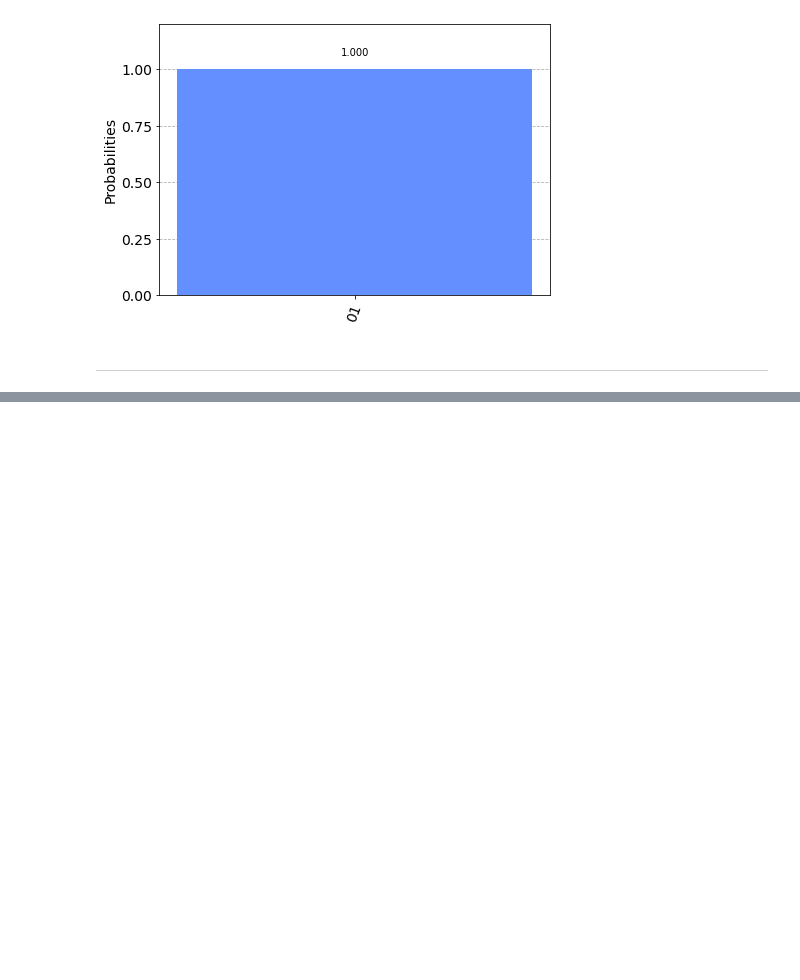
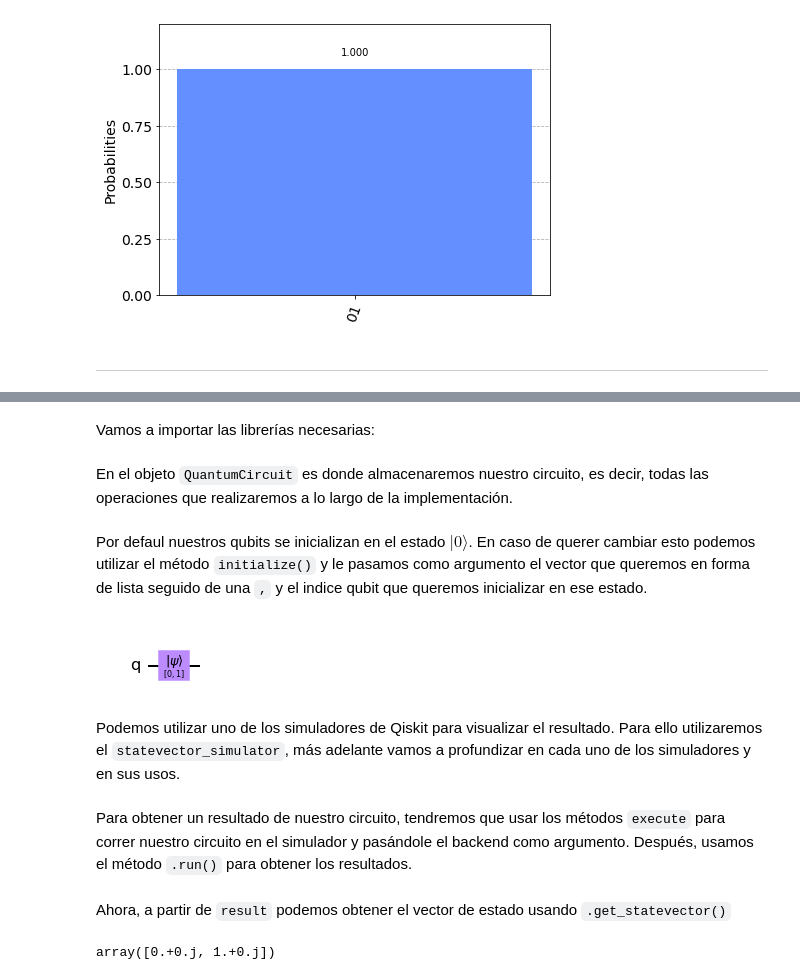
Before and after one commit to abdielgv162/Quantum_Computing, a Jupyter notebook: Qiskit_Notebook/1_EstadosCuanticos_y_Qubits.ipynb, the cells around one changed output, grey strips where cells are left out. Saved outputs shown, nothing was run; the diff lists cells and outputs as text; code cells hidden in the pictures; blank space fills up the shorter version.

Commit message:
visualizando cambios

```diff
--- a/Qiskit_Notebook/1_EstadosCuanticos_y_Qubits.ipynb
+++ b/Qiskit_Notebook/1_EstadosCuanticos_y_Qubits.ipynb
@@ -467,0 +597,2 @@ from qiskit.visualization import plot_bloch_multivector
+# %% [markdown]
+Vamos a importar las librerías necesarias:
@@ -467,0 +607,2 @@ from qiskit.visualization import plot_bloch_multivector
+# %% [markdown]
+En el objeto `QuantumCircuit` es donde almacenaremos nuestro circuito, es decir, todas las operaciones que realizaremos a lo largo de la implementación.
@@ -467,0 +611,12 @@ from qiskit.visualization import plot_bloch_multivector
+# %% [markdown]
+Por defaul nuestros qubits se inicializan en el estado $|0\rangle$. En caso de querer cambiar esto podemos utilizar el método `initialize()` y le pasamos como argumento el vector que queremos en forma de lista seguido de una `,` y el indice qubit que queremos inicializar en ese estado.
+# %%
+qc = QuantumCircuit(1)
+initial_state = [0,1] # |1>
+qc.initialize(initial_state , 0)
+qc.draw('mpl')
+# %% [output]
+[figure, added]
+# %% [markdown]
+Podemos utilizar uno de los simuladores de Qiskit para visualizar el resultado. Para ello utilizaremos el
+`statevector_simulator`, más adelante vamos a profundizar en cada uno de los simuladores y en sus usos.
@@ -467,0 +625,2 @@ from qiskit.visualization import plot_bloch_multivector
+# %% [markdown]
+Para obtener un resultado de nuestro circuito, tendremos que usar los métodos `execute` para correr nuestro circuito en el simulador y pasándole el backend como argumento. Después, usamos el método `.run()` para obtener los resultados.
@@ -467,0 +634,7 @@ from qiskit.visualization import plot_bloch_multivector
+# %% [markdown]
+Ahora, a partir de `result` podemos obtener el vector de estado usando `.get_statevector()`
+# %%
+out_state = result.get_statevector()
+out_state
+# %% [output]
+array([0.+0.j, 1.+0.j])
```
Also changed, not shown: parts of 63 cells of this notebook.
